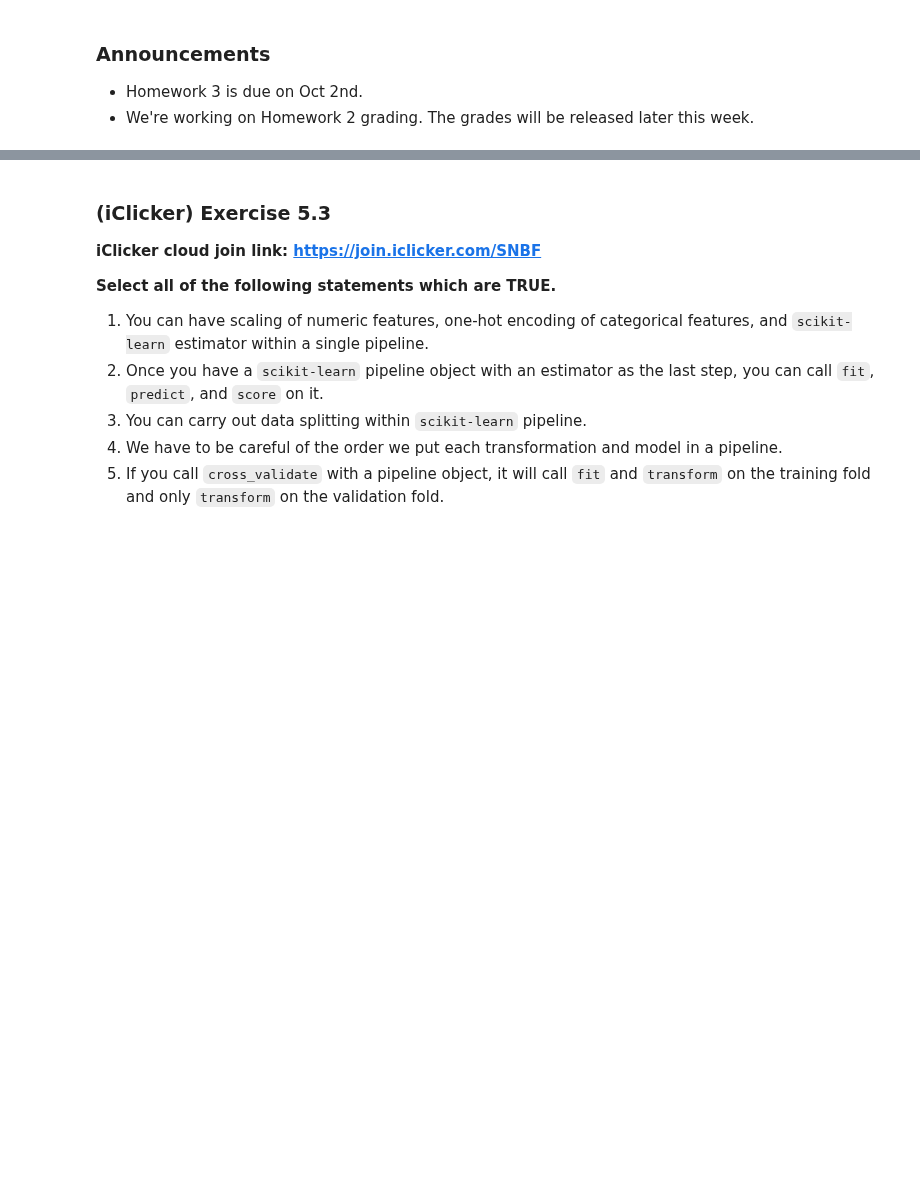
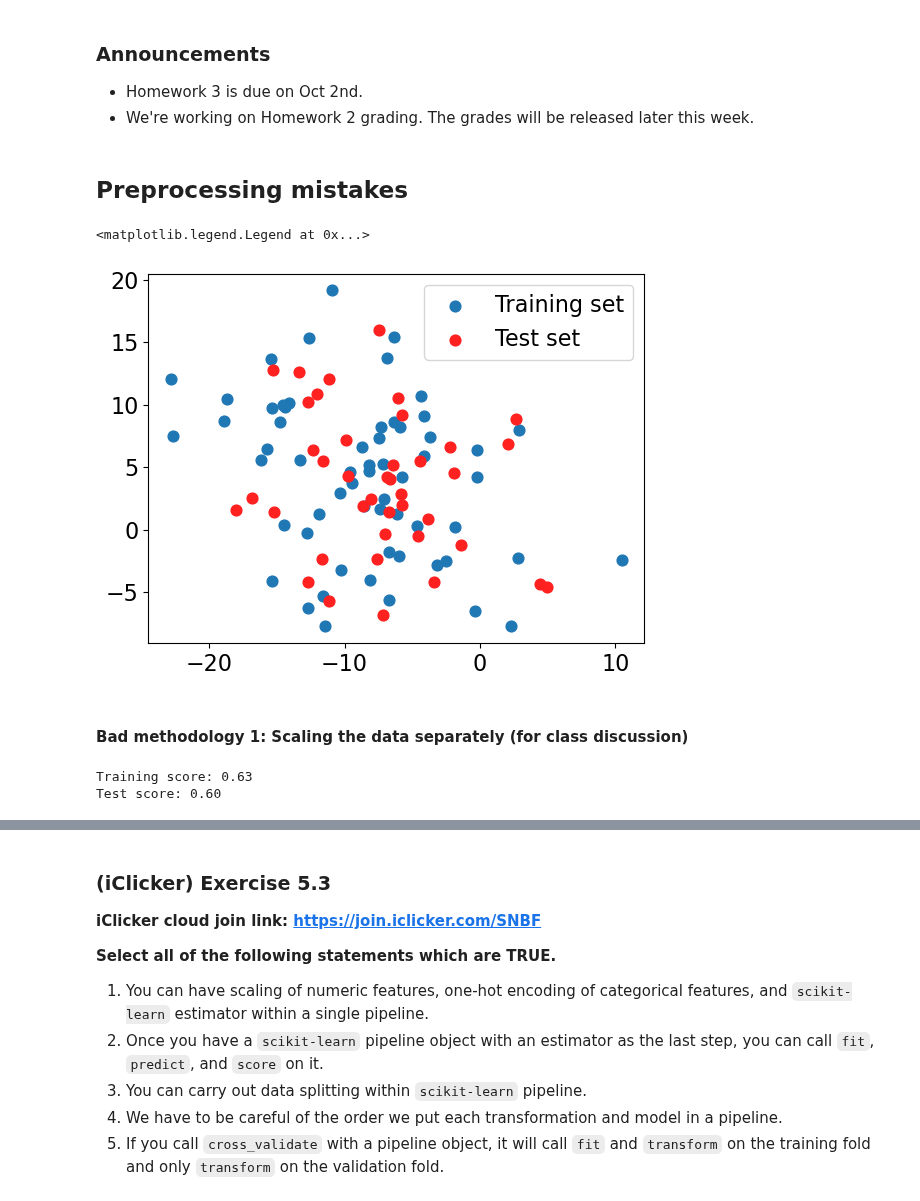
Before and after one commit to UBC-CS/cpsc330-2023W1, a Jupyter notebook: lectures/slides/06_slides.ipynb, the cells around one changed output, grey strips where cells are left out. Cells and saved outputs as stored; diff of their text form; code cells hidden in the pictures; blank space fills up the shorter version.

Commit message:
adding bad methodology to lec 6 slides

```diff
--- a/lectures/slides/06_slides.ipynb
+++ b/lectures/slides/06_slides.ipynb
@@ -27,3 +27,41 @@ from sklearn.tree import DecisionTreeClassifier
 
 - Homework 3 is due on Oct 2nd.
 - We're working on Homework 2 grading. The grades will be released later this week.
+# %% [markdown]
+## Preprocessing mistakes
+# %%
+from sklearn.datasets import make_blobs, make_classification
+# make synthetic data
+X, y = make_blobs(n_samples=100, centers=3, random_state=12, cluster_std=5)
+# split it into training and test sets
+X_train_toy, X_test_toy, y_train_toy, y_test_toy = train_test_split(
+    X, y, random_state=5, test_size=0.4)
+plt.scatter(X_train_toy[:, 0], X_train_toy[:, 1], label="Training set", s=60)
+plt.scatter(
+    X_test_toy[:, 0], X_test_toy[:, 1], color=mglearn.cm2(1), label="Test set", s=60
+)
+plt.legend(loc="upper right")
+# %% [output]
+<matplotlib.legend.Legend at 0x...>
+[figure, added]
+# %% [markdown]
+#### Bad methodology 1: Scaling the data separately (for class discussion)
+# %%
+# DO NOT DO THIS! For illustration purposes only.
+scaler = StandardScaler()
+scaler.fit(X_train_toy)
+train_scaled = scaler.transform(X_train_toy)
+
+scaler = StandardScaler()  # Creating a separate object for scaling test data
+scaler.fit(X_test_toy)  # Calling fit on the test data
+test_scaled = scaler.transform(
+    X_test_toy
+)  # Transforming the test data using the scaler fit on test data
+
+knn = KNeighborsClassifier()
+knn.fit(train_scaled, y_train_toy)
+print(f"Training score: {knn.score(train_scaled, y_train_toy):.2f}")
+print(f"Test score: {knn.score(test_scaled, y_test_toy):.2f}")
+# %% [output]
+Training score: 0.63
+Test score: 0.60
```
Also changed, not shown: parts of 13 cells of this notebook.
